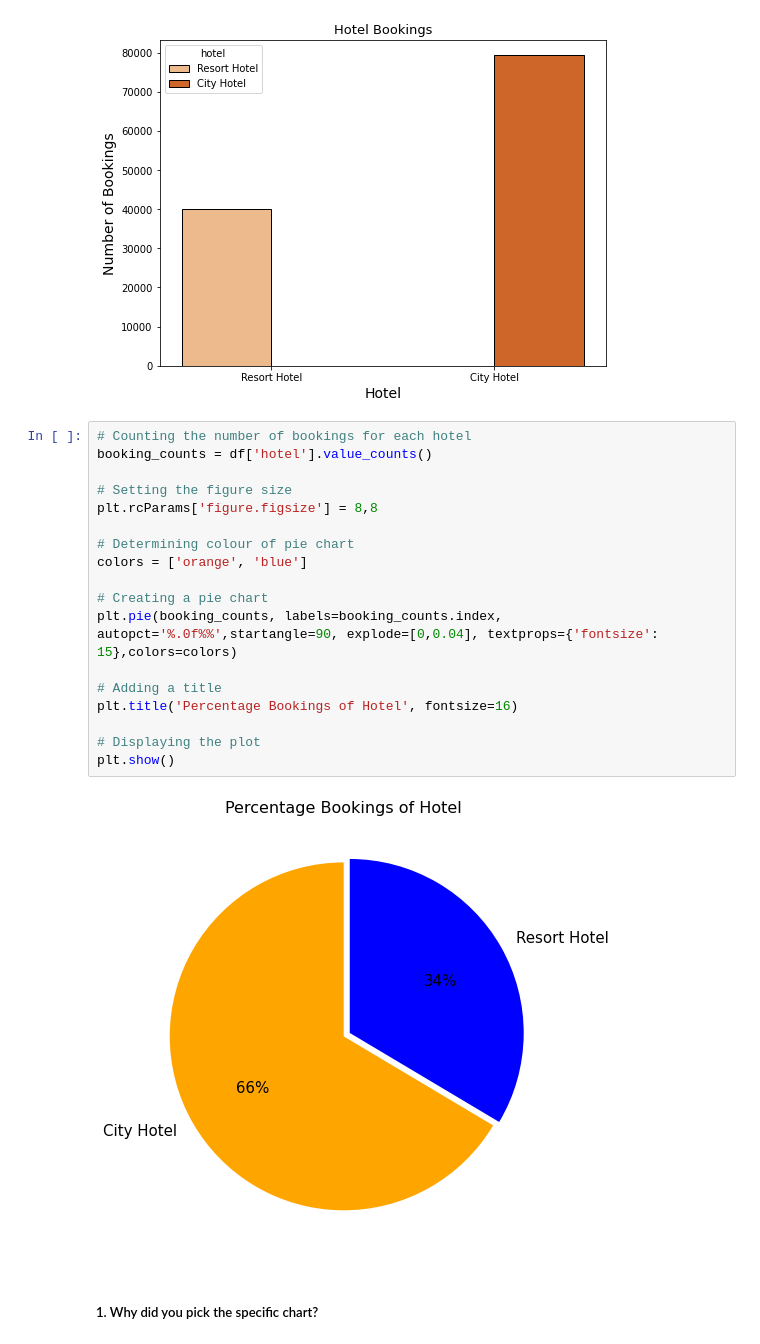
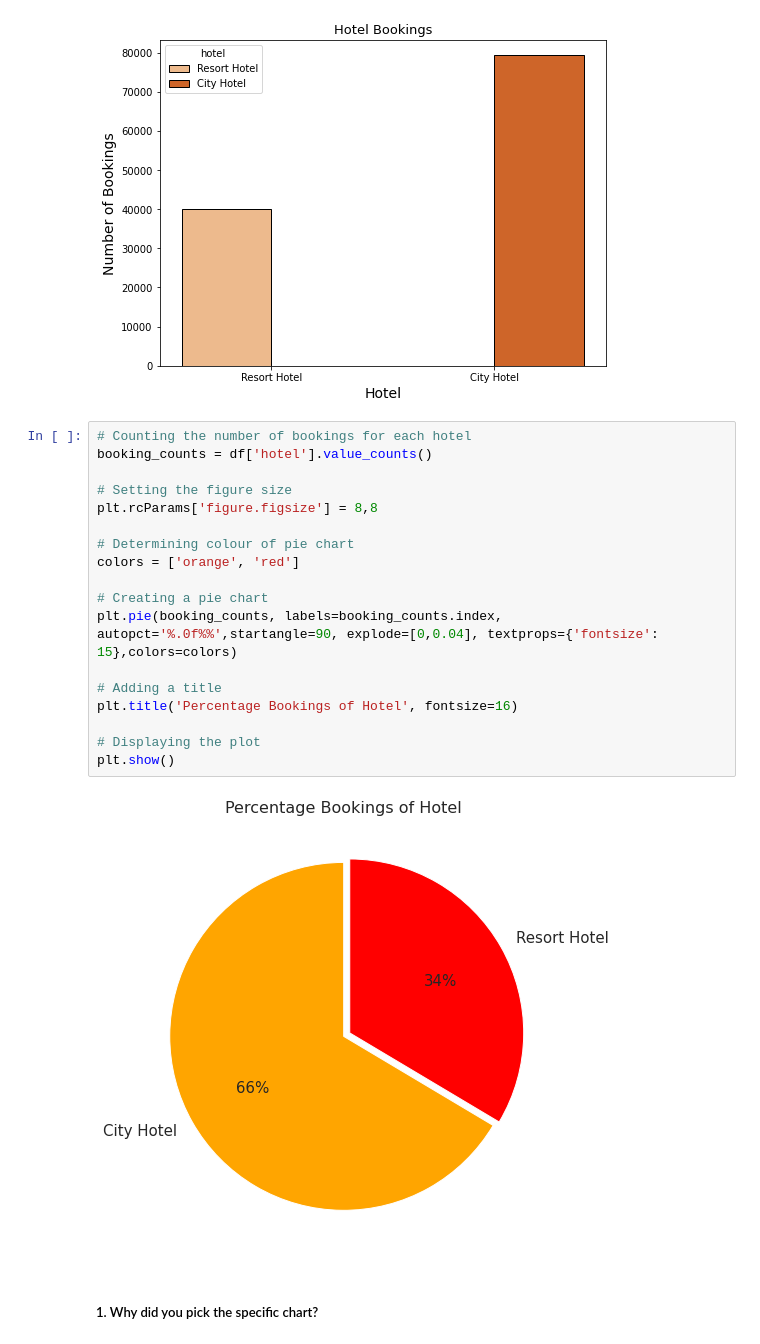
Before and after one commit to ansarshaikh95/EDA-Hotel-booking-analysis, a Jupyter notebook: EDA_Hotel_booking_Analysis.ipynb, the cells around one changed output. Saved outputs shown, nothing was run; the diff lists cells and outputs as text.

```diff
--- a/EDA_Hotel_booking_Analysis.ipynb
+++ b/EDA_Hotel_booking_Analysis.ipynb
@@ -531,23 +528,23 @@ plt.show()
 # %%
 # Counting the number of bookings for each hotel
 booking_counts = df['hotel'].value_counts()
 
 # Setting the figure size
 plt.rcParams['figure.figsize'] = 8,8
 
 # Determining colour of pie chart
-colors = ['orange', 'blue']
+colors = ['orange', 'red']
 
 # Creating a pie chart
 plt.pie(booking_counts, labels=booking_counts.index, autopct='%.0f%%',startangle=90, explode=[0,0.04], textprops={'fontsize': 15},colors=colors)
 
 # Adding a title
 plt.title('Percentage Bookings of Hotel', fontsize=16)
 
 # Displaying the plot
 plt.show()
 # %% [output]
-[figure, old version]
+[figure, new version]
 # %% [markdown]
 ##### 1. Why did you pick the specific chart?
 # %% [markdown]
```
Also changed, not shown: parts of 2 cells of this notebook.
